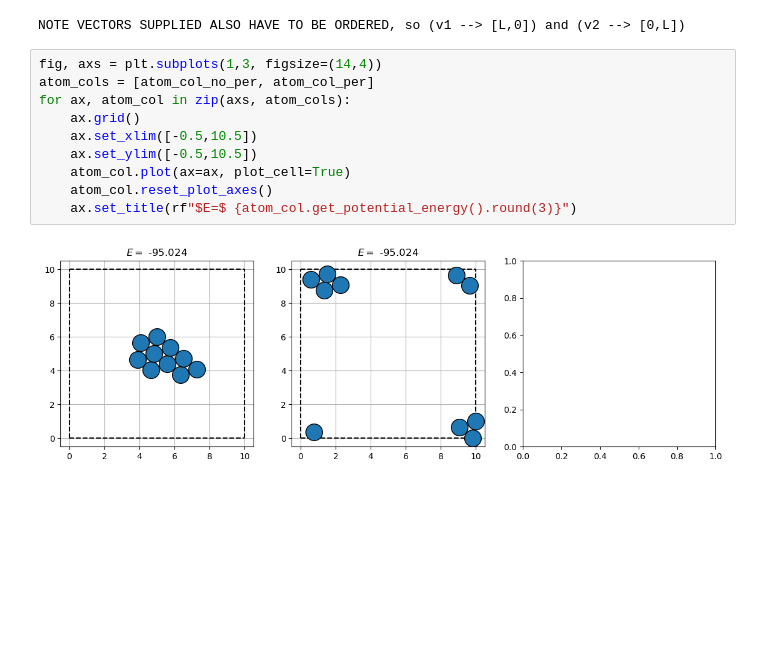
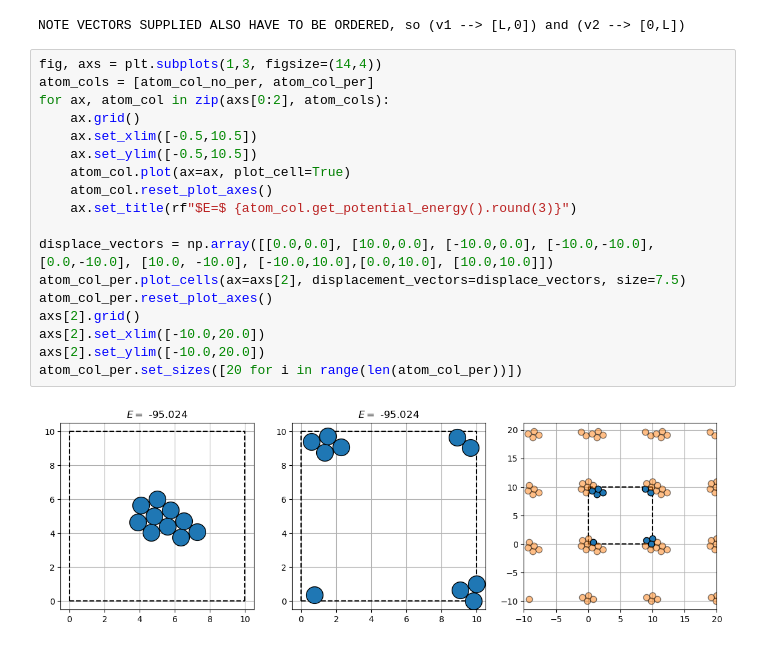
Before and after one commit to karsten3112/Computational-Physics, a Jupyter notebook: Week7/exercise36.ipynb, the cells around one changed output. Drawn from its saved outputs; the diff is of its cells as text; blank space fills up the shorter version.

```diff
--- a/Week7/exercise36.ipynb
+++ b/Week7/exercise36.ipynb
@@ -22,12 +22,20 @@ NOTE VECTORS SUPPLIED ALSO HAVE TO BE ORDERED, so (v1 --> [L,0]) and (v2 --> [0,
 # %%
 fig, axs = plt.subplots(1,3, figsize=(14,4))
 atom_cols = [atom_col_no_per, atom_col_per]
-for ax, atom_col in zip(axs, atom_cols):
+for ax, atom_col in zip(axs[0:2], atom_cols):
     ax.grid()
     ax.set_xlim([-0.5,10.5])
     ax.set_ylim([-0.5,10.5])
     atom_col.plot(ax=ax, plot_cell=True)
     atom_col.reset_plot_axes()
     ax.set_title(rf"$E=$ {atom_col.get_potential_energy().round(3)}")
+
+displace_vectors = np.array([[0.0,0.0], [10.0,0.0], [-10.0,0.0], [-10.0,-10.0], [0.0,-10.0], [10.0, -10.0], [-10.0,10.0],[0.0,10.0], [10.0,10.0]])
+atom_col_per.plot_cells(ax=axs[2], displacement_vectors=displace_vectors, size=7.5)
+atom_col_per.reset_plot_axes()
+axs[2].grid()
+axs[2].set_xlim([-10.0,20.0])
+axs[2].set_ylim([-10.0,20.0])
+atom_col_per.set_sizes([20 for i in range(len(atom_col_per))])
 # %% [output]
-[figure, old version]
+[figure, new version]
```
Also changed, not shown: 3 other files.
